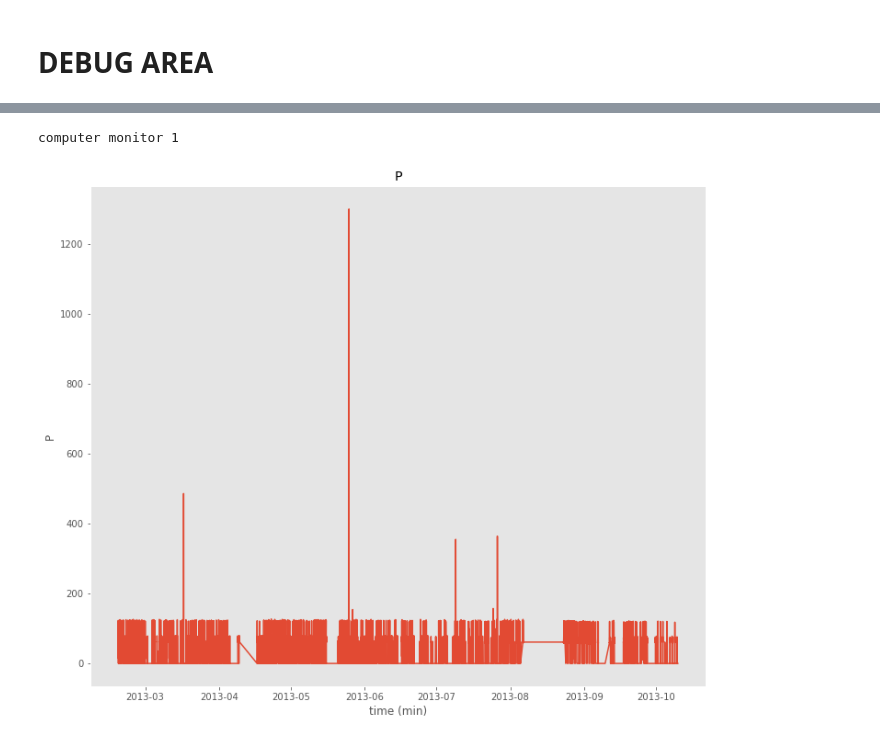
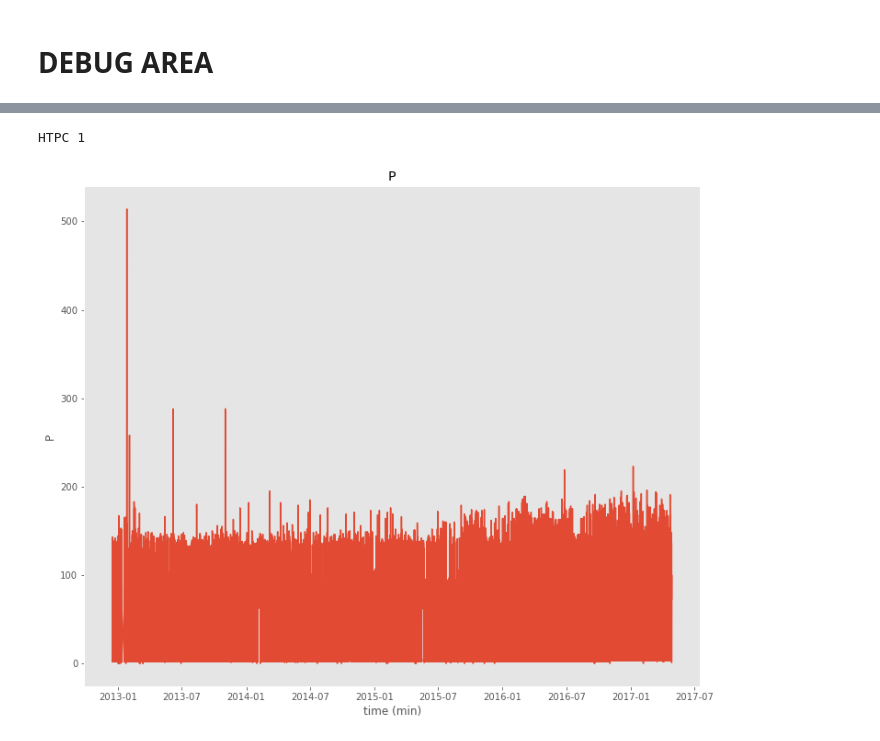
Before and after one commit to jenkoj/ts2img, a Jupyter notebook: generate_dataset.ipynb, the cells around one changed output, grey strips where cells are left out. Drawn from its saved outputs; the diff is of its cells as text; code cells hidden in the pictures.

```diff
--- a/generate_dataset.ipynb
+++ b/generate_dataset.ipynb
@@ -19,7 +19,7 @@ plt.style.use('ggplot')
 rcParams['figure.figsize'] = (12, 10)
 plt.figure(figsize=(10,30))
 
-dataset_name = "refit"
+dataset_name = "eco"
 dataset = DataSet(dataset_name+'.h5')
 #dataset.set_window(start='2011-1-17T1800',end='2011-9-18T1900')
 #dataset.set_window(start='2012-9-17T1800',end='2012-11-18T1900')
@@ -40,10 +40,10 @@ Prior to running generator, run cell bellow to define functions
 #-step
 step_in_mins = 13
 #-image
-max_dataset_size = 700 #max number of images per appliance per buidling
+max_dataset_size = 5000 #max number of images per appliance per buidling
 img_size = 100 # means img_size x img_size (igored when using RECC)
-n_of_multi_dim_imgs = 10 #change to 0 for normal images (read overlap)
-allowed_delta_between_images = 1 #allowed missing images between images
+n_of_multi_dim_imgs = 5 #change to 0 for normal images (read overlap)
+allowed_delta_between_images = 3 #allowed missing images between images
 
 #-samples
 sample_period = 6 # cm be obtained from dataset.metadata["sample_period"] but it is inconsistent
@@ -66,7 +66,7 @@ trs_type_gaf = "GASF" # GASF or GADF
 overlap_images = False #True or false
 overlap_images_by_n = 0 #how many images should overlap  **will make n_of_multi_dim_imags shorter by overlap_image_by_n!!!***
 
-#-Optimizing
+#-optimizing
 use_good_sections = "Y"
 missing_diff_in_seconds = 10000
 
@@ -82,13 +82,15 @@ if multiple_buildings == "Y":
     selected_building = "A"
 
 #-classes and approximate date range
+
+#start and end date are generaly not used, except when using non-optimized verison
 if dataset.metadata["name"] == "REDD":
     start_date = "2010-1-10T0000"
     end_date = "2012-5-20T0000"
     #appliances for redd
-    #manualy_selected_appliances = ["microwave","washer dryer", "dish washer","electric stove","electric oven","fridge","electric space heater","light"]
-    manualy_selected_appliances = ["light","fridge","microwave","washer dryer","dish washer","air conditioner"]
-    manualy_selected_appliances = ["microwave"]
+    manualy_selected_appliances = ["sockets","washer dryer", "dish washer","electric stove","electric oven","fridge","electric space heater","light","air conditioner","CE applaince","electric furnace","air handling unit"]
+    #short
+    #manualy_selected_appliances = ["microwave"]
 
 elif dataset.metadata["name"] == "iAWE":
     start_date = "2013-1-18T1800"
@@ -100,19 +102,19 @@ elif dataset.metadata["name"] == "UK-DALE":
     start_date = "2013-1-10T0000"
     end_date = "2014-2-20T0000"
     #appliances for ukdale
-    #manualy_selected_appliances = ["HTPC","dish washer","server computer","freezer","fridge freezer","desktop computer","light","computer monitor", "laptop computer", "television", "washer dryer", "microwave","boiler","toaster","kettle","fridge"]
+    manualy_selected_appliances = ["HTPC","dish washer","server computer","washing machine","freezer","fridge freezer","desktop computer","light","computer monitor", "laptop computer", "television", "washer dryer","boiler","fridge"]
     #manualy_selected_appliances = ["dish washer","washer dryer","microwave","boiler","toaster","kettle"]
-    manualy_selected_appliances = ["computer monitor", "laptop computer", "television", "washer dryer", "microwave","boiler","toaster","kettle","fridge"]
+    #manualy_selected_appliances = ["computer monitor", "laptop computer", "television", "washer dryer", "microwave","boiler","toaster","kettle","fridge"]
     #short only
-    manualy_selected_appliances = ["microwave","toaster","kettle"]
-    #manualy_selected_appliances = ["fridge"]
+    #manualy_selected_appliances = ["microwave","toaster","kettle"]
 
 elif dataset.metadata["name"] == "REFIT":
     start_date = "2013-10-10T0000"
     end_date = "2015-8-20T0000"
     #appliances for refit
-    manualy_selected_appliances = ['washing machine','television','microwave','fridge freezer','dish washer','kettle','fridge','computer',"toaster"]
-    manualy_selected_appliances = ["microwave","kettle","toaster"]
+    manualy_selected_appliances = ['washing machine','television','microwave','fridge freezer','dish washer','kettle','fridge','computer',"toaster","washer dryer","tumble dryer","unknown","audio system","electric space heater","food processor","broadband router","breadmaker","appliance","dehumidifier","fan","pond pump","games console"]
+    #short
+    #manualy_selected_appliances = ["microwave","kettle","toaster"]
 
     #bulding 4 only
     #manualy_selected_appliances = ['fridge freezer','computer','television','tumble dryer','dish washer','washing machine','microwave']
@@ -121,8 +123,8 @@ elif dataset.metadata["name"] == "ECO":
     start_date = "2012-06-10T0000"
     end_date = "2013-03-20T0000"
     #appliances for eco
-    manualy_selected_appliances = ["HTPC","freezer", "fridge", "kettle", "coffee maker", "computer","laptop computer","microwave","lamp","washing machine","dish washer"]
-    manualy_selected_appliances = ["kettle","microwave"]
+    manualy_selected_appliances = ["HTPC","freezer", "fridge", "coffee maker", "computer","laptop computer","lamp","washing machine","dish washer","audio system","air handling unit","broadband router","garden sprinkler"]
+    #manualy_selected_appliances = ["kettle","microwave"]
 
 else:
     print("error: dataset used is not compatible with this parser!")
@@ -233,7 +235,7 @@ for appliance in manualy_selected_appliances:
             label = appliance_metadata.get("type")
             instance = appliance_metadata.get("instance")
 
-            #select only appliance that is selected in the first loop
+            #select only appliance that is selected (main loop)
             if label != appliance : continue
 
             #max_dataset_size_tmp = max_dataset_size + gasf_stack.shape[0]
@@ -807,21 +836,21 @@ ZeroDivisionError: division by zero
 # %%
-meter = dataset.buildings[2].elec.submeters().meters[1]
-
+meter = dataset.buildings[1].elec.submeters().meters[7]
+dataset.set_window()
 df = next(meter.load(physical_quantity='power'))
 
 appliance_metadata = meter.appliances[0].metadata
 label = appliance_metadata.get("type")
 instance = appliance_metadata.get("instance")
 print(label,instance)
 
 #df = df.power.active #for iawe
 fig, ax = plt.subplots()
 ax.plot(df.fillna(0))
 
 ax.set(xlabel='time (min)', ylabel='P', title='P')
 ax.grid()
 
 elec = dataset.buildings[2].elec#df.power.active[1900:1950]
 # %% [output]
-computer monitor 1
+HTPC 1
-[figure, old version]
+[figure, new version]
```
Also changed, not shown: parts of 17 cells of this notebook.
